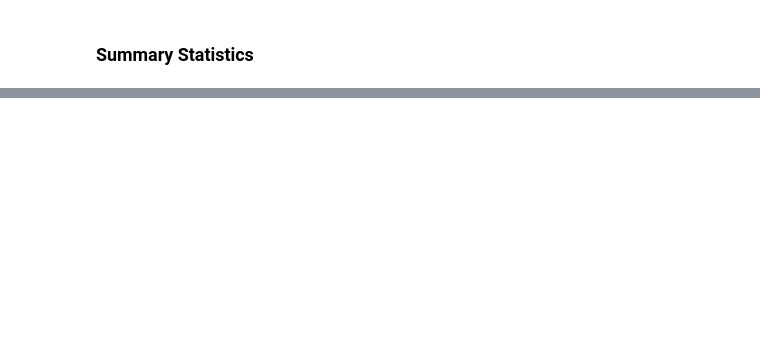
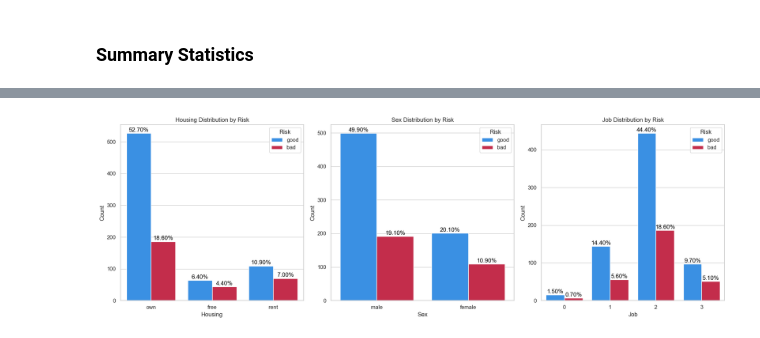
Before and after one commit to trevsauer/ADS-505_Final_Project_Team4, a Jupyter notebook: German_Credit_Risk_EDA.ipynb, the cells around one changed output, grey strips where cells are left out. Saved outputs shown, nothing was run; the diff lists cells and outputs as text; code cells hidden in the pictures; blank space fills up the shorter version.

```diff
--- a/German_Credit_Risk_EDA.ipynb
+++ b/German_Credit_Risk_EDA.ipynb
@@ -81,0 +123,30 @@ KeyError: 'Risk'
+# %%
+# Create a 1x3 grid of count plots
+fig, axes = plt.subplots(1, 3, figsize=(18, 6))
+
+# Columns to plot
+columns_to_plot = ['Housing', 'Sex', 'Job']
+
+# Loop through columns and create count plots
+for i, column in enumerate(columns_to_plot):
+    ax = sns.countplot(data=df, x=column, hue='Risk', palette={'good': 'dodgerblue', 'bad': 'crimson'}, ax=axes[i])
+    ax.set_xlabel(column)
+    ax.set_ylabel('Count')
+    ax.set_title(f'{column} Distribution by Risk')
+
+    # Add percentages on top of the bars
+    for bar in ax.patches:
+        height = bar.get_height()
+        ax.annotate(f'{height / len(df) * 100:.2f}%',
+                    xy=(bar.get_x() + bar.get_width() / 2, height),
+                    xytext=(0, 3),  # 3 points vertical offset
+                    textcoords='offset points',
+                    ha='center', fontsize=12, color='black')
+
+# Adjust spacing between subplots
+plt.tight_layout()
+plt.legend(title='Risk', loc='upper right')
+
+plt.show()
+# %% [output]
+[figure, added]
```
Also changed, not shown: parts of 5 cells of this notebook.
